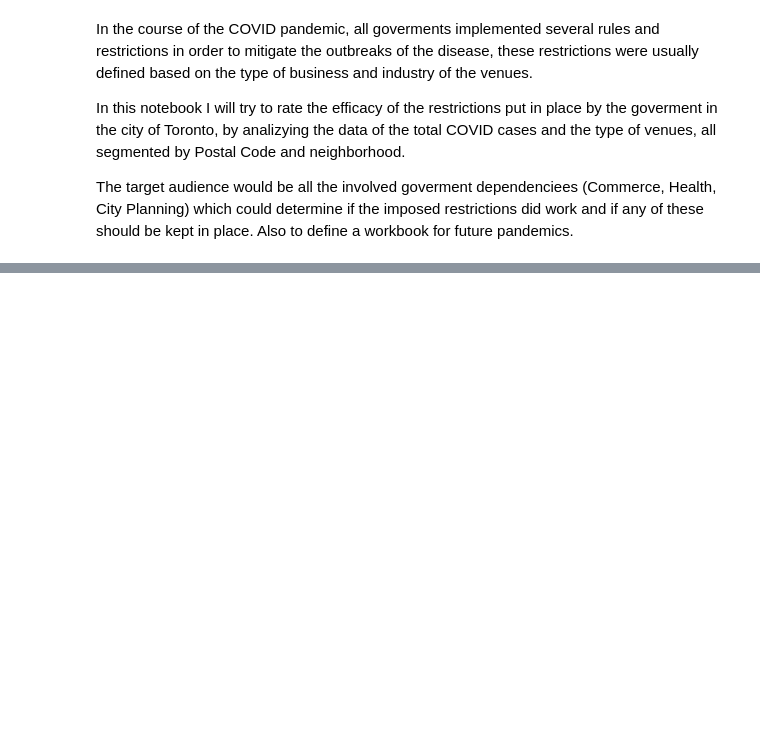
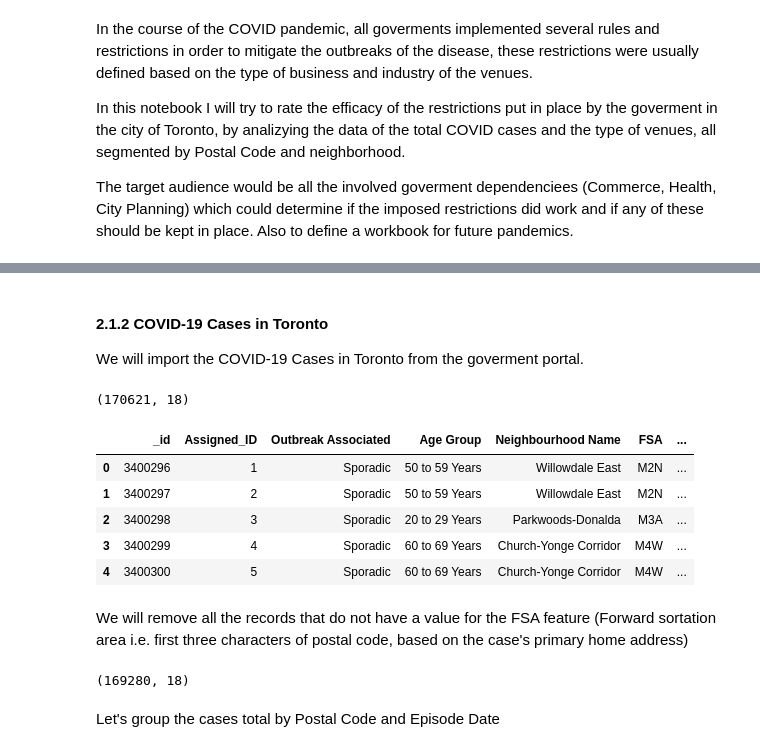
Before and after one commit to julio-cfs/Applied-Data-Science-Capstone, a Jupyter notebook: Julio Flores - Toronto COVID cases by neighborhood.ipynb, the cells around one changed output, grey strips where cells are left out. Cells and saved outputs as stored; diff of their text form; code cells hidden in the pictures; blank space fills up the shorter version.

```diff
--- a/Julio Flores - Toronto COVID cases by neighborhood.ipynb
+++ b/Julio Flores - Toronto COVID cases by neighborhood.ipynb
@@ -41,0 +151,27 @@ I will use the Foursquare API to gather the data of venues by neighborhood and d
+# %% [markdown]
+#### 2.1.2 COVID-19 Cases in Toronto
+We will import the COVID-19 Cases in Toronto from the goverment portal.
+# %%
+path='https://ckan0.cf.opendata.inter.prod-toronto.ca/download_resource/e5bf35bc-e681-43da-b2ce-0242d00922ad?format=csv'
+toronto_cases = pd.read_csv(path)
+toronto_cases.shape
+# %% [output]
+(170621, 18)
+# %%
+toronto_cases.head(5)
+# %% [output]
+|  | _id | Assigned_ID | Outbreak Associated | Age Group | Neighbourhood Name | FSA | ... |
+| 0 | 3400296 | 1 | Sporadic | 50 to 59 Years | Willowdale East | M2N | ... |
+| 1 | 3400297 | 2 | Sporadic | 50 to 59 Years | Willowdale East | M2N | ... |
+| 2 | 3400298 | 3 | Sporadic | 20 to 29 Years | Parkwoods-Donalda | M3A | ... |
+| 3 | 3400299 | 4 | Sporadic | 60 to 69 Years | Church-Yonge Corridor | M4W | ... |
+| 4 | 3400300 | 5 | Sporadic | 60 to 69 Years | Church-Yonge Corridor | M4W | ... |
+# %% [markdown]
+We will remove all the records that do not have a value for the FSA feature (Forward sortation area i.e. first three characters of postal code, based on the case's primary home address)
+# %%
+toronto_cases.dropna(subset=['FSA'], inplace=True)
+toronto_cases.shape
+# %% [output]
+(169280, 18)
+# %% [markdown]
+Let's group the cases total by Postal Code and Episode Date
```
Also changed, not shown: parts of 20 cells of this notebook.
